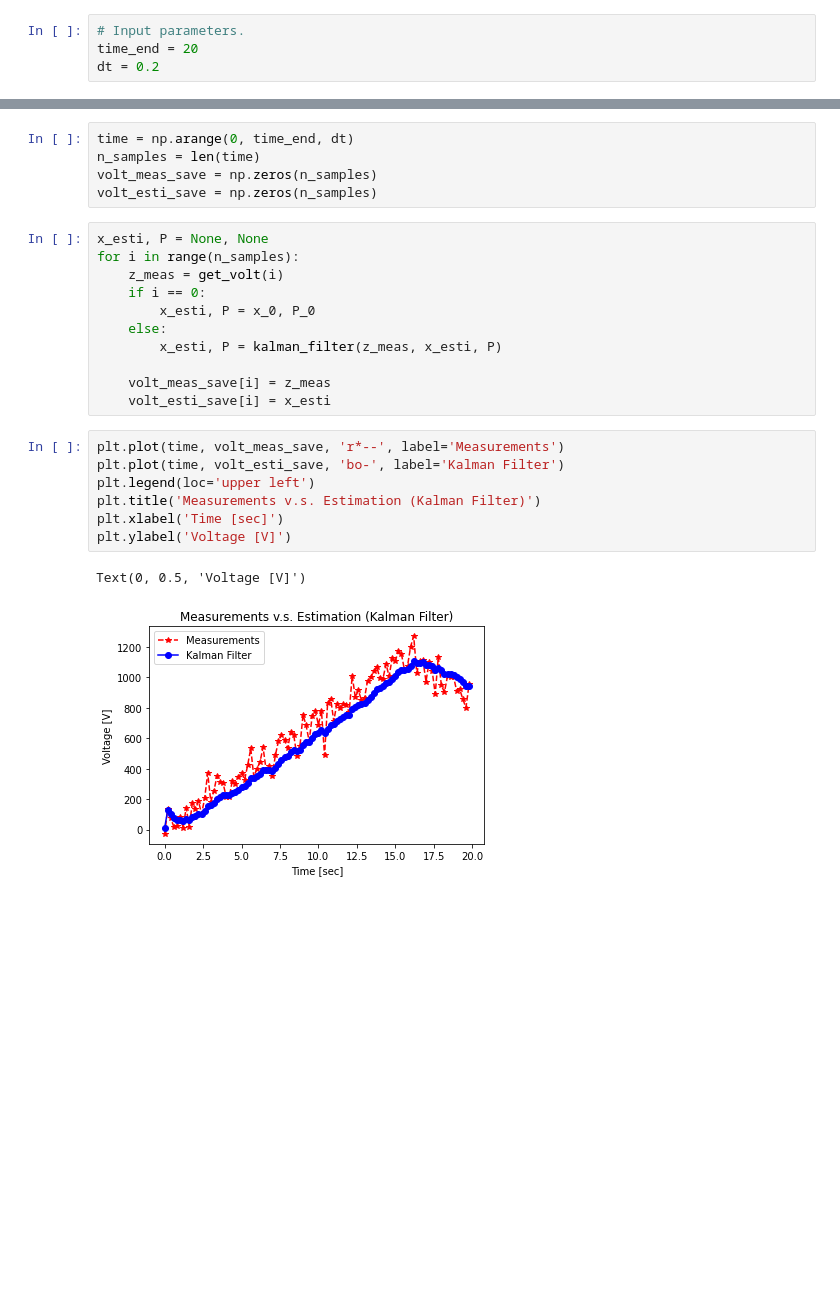
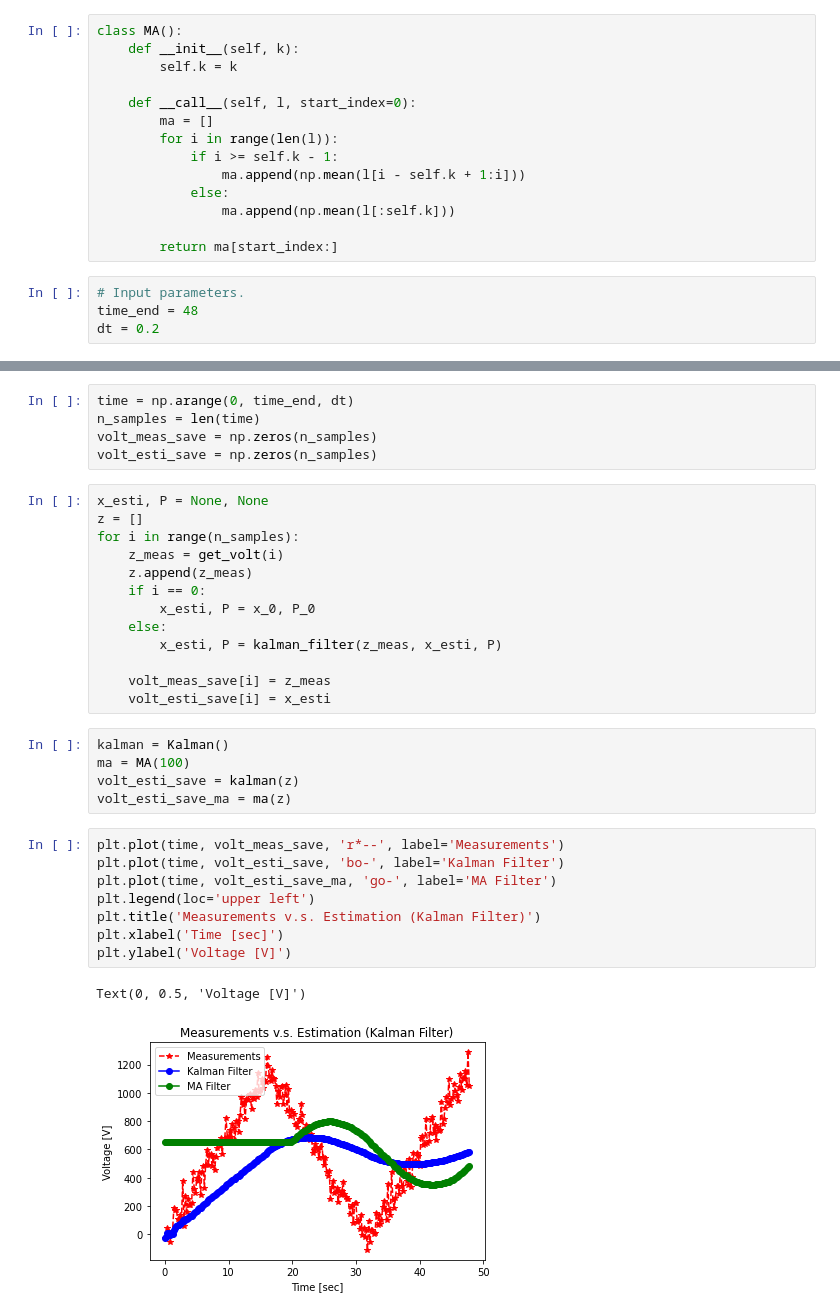
Before and after one commit to treelog/project-1, a Jupyter notebook: Untitled1.ipynb, the cells around one changed output, grey strips where cells are left out. Cells and saved outputs as stored; diff of their text form; blank space fills up the shorter version.

```diff
--- a/Untitled1.ipynb
+++ b/Untitled1.ipynb
@@ -34,6 +69,20 @@ def kalman_filter(z_meas, x_esti, P):
+# %%
+class MA():
+    def __init__(self, k):
+        self.k = k
+
+    def __call__(self, l, start_index=0):
+        ma = []
+        for i in range(len(l)):
+            if i >= self.k - 1:
+                ma.append(np.mean(l[i - self.k + 1:i]))
+            else:
+                ma.append(np.mean(l[:self.k]))
+
+        return ma[start_index:]
 # %%
 # Input parameters.
-time_end = 20
+time_end = 48
 dt = 0.2
 # %%
 # Initialization for system model.
@@ -51,8 +100,10 @@ volt_meas_save = np.zeros(n_samples)
 volt_esti_save = np.zeros(n_samples)
 # %%
 x_esti, P = None, None
+z = []
 for i in range(n_samples):
     z_meas = get_volt(i)
+    z.append(z_meas)
     if i == 0:
         x_esti, P = x_0, P_0
     else:
@@ -60,13 +111,19 @@ for i in range(n_samples):
 
     volt_meas_save[i] = z_meas
     volt_esti_save[i] = x_esti
+# %%
+kalman = Kalman()
+ma = MA(100)
+volt_esti_save = kalman(z)
+volt_esti_save_ma = ma(z)
 # %%
 plt.plot(time, volt_meas_save, 'r*--', label='Measurements')
 plt.plot(time, volt_esti_save, 'bo-', label='Kalman Filter')
+plt.plot(time, volt_esti_save_ma, 'go-', label='MA Filter')
 plt.legend(loc='upper left')
 plt.title('Measurements v.s. Estimation (Kalman Filter)')
 plt.xlabel('Time [sec]')
 plt.ylabel('Voltage [V]')
 # %% [output]
 Text(0, 0.5, 'Voltage [V]')
-[figure, old version]
+[figure, new version]
```
Also changed, not shown: parts of 3 cells of this notebook, 5 other files.
